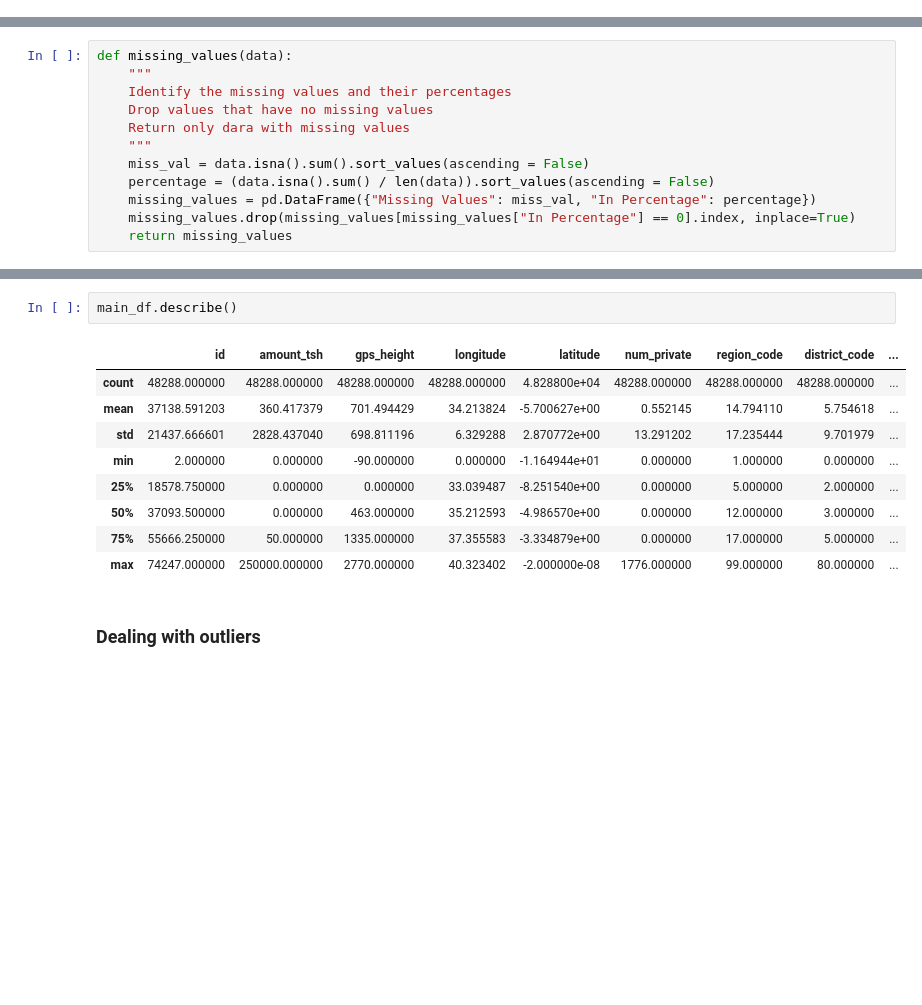
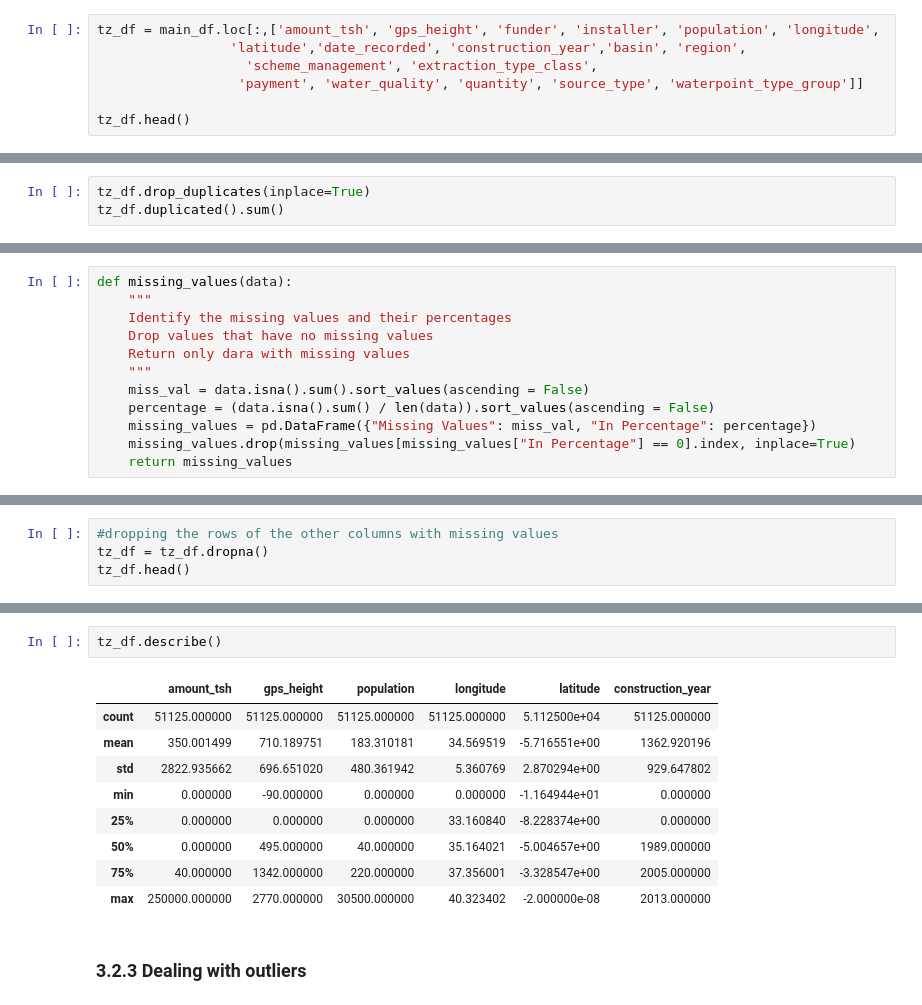
Before and after one commit to brian-magembe/Tanzania_Water_Wells, a Jupyter notebook: The Miner League.ipynb, the cells around one changed output, grey strips where cells are left out. Cells and saved outputs as stored; diff of their text form; blank space fills up the shorter version.

```diff
--- a/The Miner League.ipynb
+++ b/The Miner League.ipynb
@@ -199,0 +232,7 @@ There are no duplicates in the data
+# %%
+tz_df = main_df.loc[:,['amount_tsh', 'gps_height', 'funder', 'installer', 'population', 'longitude',
+                 'latitude','date_recorded', 'construction_year','basin', 'region',
+                   'scheme_management', 'extraction_type_class',
+                  'payment', 'water_quality', 'quantity', 'source_type', 'waterpoint_type_group']]
+
+tz_df.head()
@@ -201,0 +258,3 @@ There are no duplicates in the data
+# %%
+tz_df.drop_duplicates(inplace=True)
+tz_df.duplicated().sum()
@@ -238,0 +286,4 @@ main_df.head()
+# %%
+#dropping the rows of the other columns with missing values
+tz_df = tz_df.dropna()
+tz_df.head()
@@ -241,19 +299,19 @@ missing_values(main_df)
 # %% [output]
 |  | Missing Values | In Percentage |
 # %%
-main_df.describe()
+tz_df.describe()
 # %% [output]
-|  | id | amount_tsh | gps_height | longitude | latitude | num_private | region_code | district_code | ... |
-| count | 48288.000000 | 48288.000000 | 48288.000000 | 48288.000000 | 4.828800e+04 | 48288.000000 | 48288.000000 | 48288.000000 | ... |
-| mean | 37138.591203 | 360.417379 | 701.494429 | 34.213824 | -5.700627e+00 | 0.552145 | 14.794110 | 5.754618 | ... |
-| std | 21437.666601 | 2828.437040 | 698.811196 | 6.329288 | 2.870772e+00 | 13.291202 | 17.235444 | 9.701979 | ... |
-| min | 2.000000 | 0.000000 | -90.000000 | 0.000000 | -1.164944e+01 | 0.000000 | 1.000000 | 0.000000 | ... |
-| 25% | 18578.750000 | 0.000000 | 0.000000 | 33.039487 | -8.251540e+00 | 0.000000 | 5.000000 | 2.000000 | ... |
-| 50% | 37093.500000 | 0.000000 | 463.000000 | 35.212593 | -4.986570e+00 | 0.000000 | 12.000000 | 3.000000 | ... |
-| 75% | 55666.250000 | 50.000000 | 1335.000000 | 37.355583 | -3.334879e+00 | 0.000000 | 17.000000 | 5.000000 | ... |
-| max | 74247.000000 | 250000.000000 | 2770.000000 | 40.323402 | -2.000000e-08 | 1776.000000 | 99.000000 | 80.000000 | ... |
+|  | amount_tsh | gps_height | population | longitude | latitude | construction_year |
+| count | 51125.000000 | 51125.000000 | 51125.000000 | 51125.000000 | 5.112500e+04 | 51125.000000 |
+| mean | 350.001499 | 710.189751 | 183.310181 | 34.569519 | -5.716551e+00 | 1362.920196 |
+| std | 2822.935662 | 696.651020 | 480.361942 | 5.360769 | 2.870294e+00 | 929.647802 |
+| min | 0.000000 | -90.000000 | 0.000000 | 0.000000 | -1.164944e+01 | 0.000000 |
+| 25% | 0.000000 | 0.000000 | 0.000000 | 33.160840 | -8.228374e+00 | 0.000000 |
+| 50% | 0.000000 | 495.000000 | 40.000000 | 35.164021 | -5.004657e+00 | 1989.000000 |
+| 75% | 40.000000 | 1342.000000 | 220.000000 | 37.356001 | -3.328547e+00 | 2005.000000 |
+| max | 250000.000000 | 2770.000000 | 30500.000000 | 40.323402 | -2.000000e-08 | 2013.000000 |
 # %% [markdown]
-### Dealing with outliers
+### 3.2.3 Dealing with outliers
 # %%
 #checking for outliers
 fig,ax=plt.subplots(figsize=(10,3))
```
Also changed, not shown: parts of 30 cells of this notebook.
